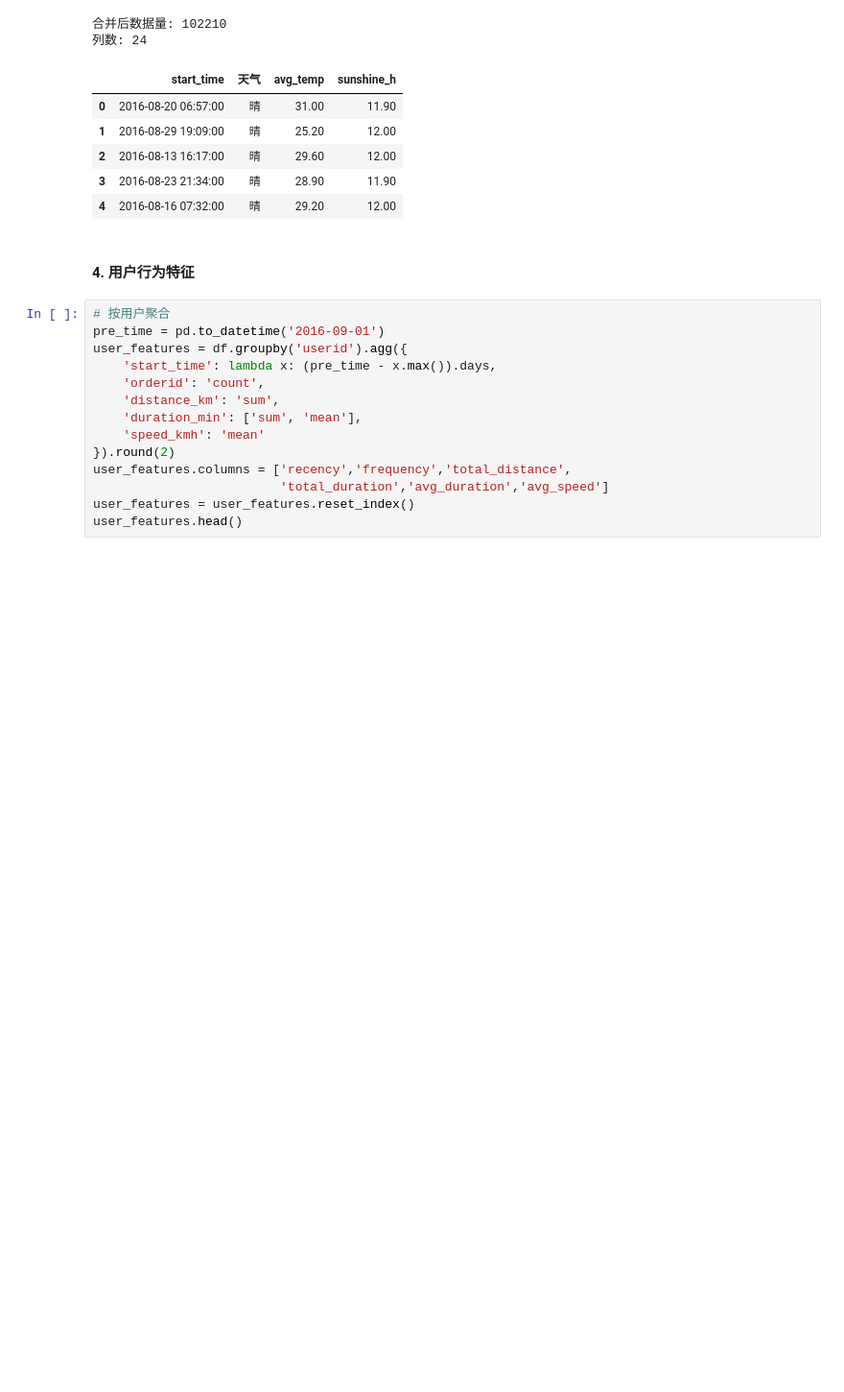
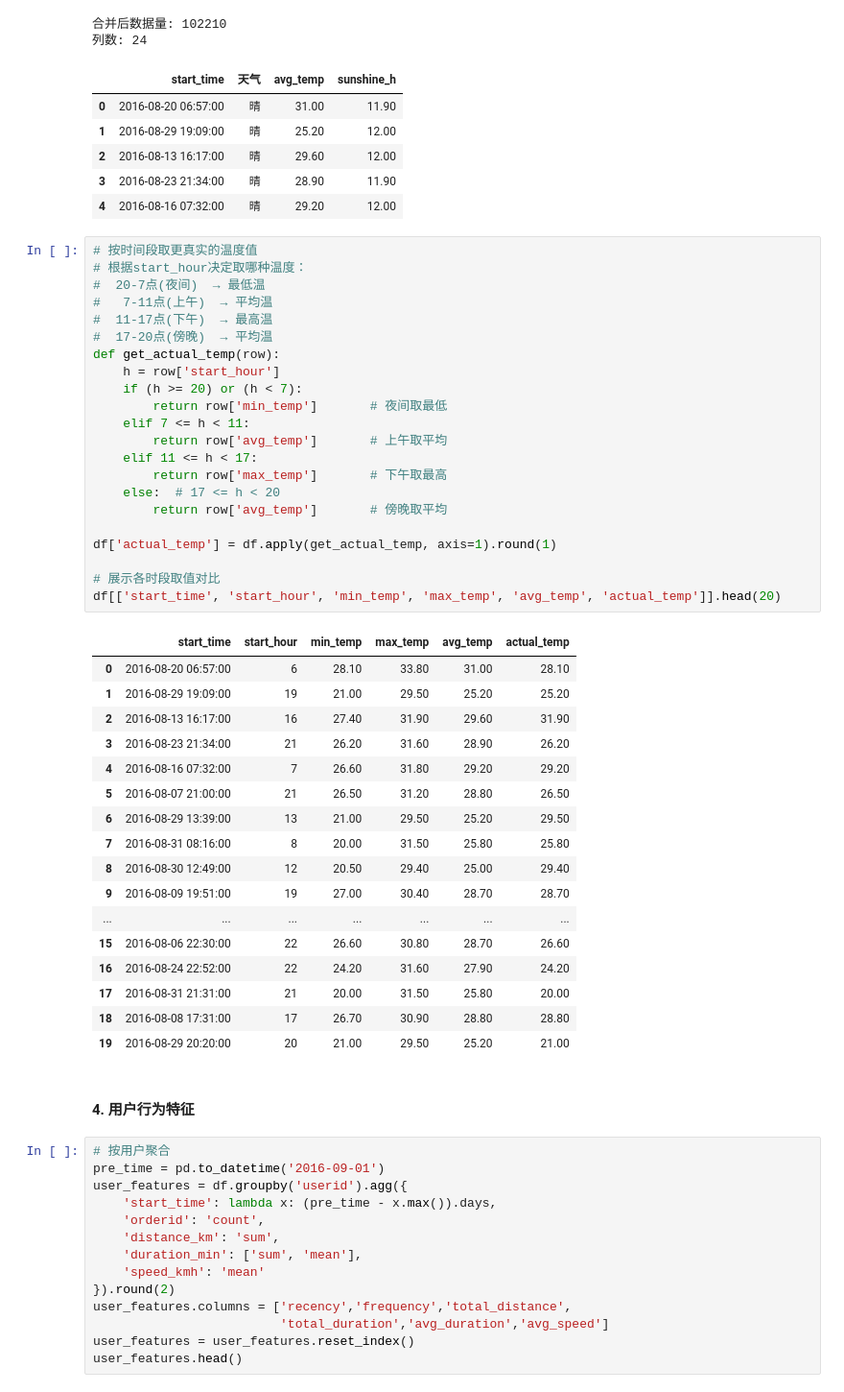
Before and after one commit to creatorerer/bike-sharing-analysis, a Jupyter notebook: code/共享单车数据处理与特征工程.ipynb, the cells around one changed output. Shown at 96% size. Cells and saved outputs as stored; diff of their text form; blank space fills up the shorter version.

```diff
--- a/code/共享单车数据处理与特征工程.ipynb
+++ b/code/共享单车数据处理与特征工程.ipynb
@@ -254,6 +264,46 @@ df[['start_time','天气','avg_temp','sunshine_h']].head()
 | 2 | 2016-08-13 16:17:00 | 晴 | 29.60 | 12.00 |
 | 3 | 2016-08-23 21:34:00 | 晴 | 28.90 | 11.90 |
 | 4 | 2016-08-16 07:32:00 | 晴 | 29.20 | 12.00 |
+# %%
+# 按时间段取更真实的温度值
+# 根据start_hour决定取哪种温度：
+#  20-7点(夜间)  → 最低温
+#   7-11点(上午)  → 平均温
+#  11-17点(下午)  → 最高温
+#  17-20点(傍晚)  → 平均温
+def get_actual_temp(row):
+    h = row['start_hour']
+    if (h >= 20) or (h < 7):
+        return row['min_temp']       # 夜间取最低
+    elif 7 <= h < 11:
+        return row['avg_temp']       # 上午取平均
+    elif 11 <= h < 17:
+        return row['max_temp']       # 下午取最高
+    else:  # 17 <= h < 20
+        return row['avg_temp']       # 傍晚取平均
+
+df['actual_temp'] = df.apply(get_actual_temp, axis=1).round(1)
+
+# 展示各时段取值对比
+df[['start_time', 'start_hour', 'min_temp', 'max_temp', 'avg_temp', 'actual_temp']].head(20)
+# %% [output]
+|  | start_time | start_hour | min_temp | max_temp | avg_temp | actual_temp |
+| 0 | 2016-08-20 06:57:00 | 6 | 28.10 | 33.80 | 31.00 | 28.10 |
+| 1 | 2016-08-29 19:09:00 | 19 | 21.00 | 29.50 | 25.20 | 25.20 |
+| 2 | 2016-08-13 16:17:00 | 16 | 27.40 | 31.90 | 29.60 | 31.90 |
+| 3 | 2016-08-23 21:34:00 | 21 | 26.20 | 31.60 | 28.90 | 26.20 |
+| 4 | 2016-08-16 07:32:00 | 7 | 26.60 | 31.80 | 29.20 | 29.20 |
+| 5 | 2016-08-07 21:00:00 | 21 | 26.50 | 31.20 | 28.80 | 26.50 |
+| 6 | 2016-08-29 13:39:00 | 13 | 21.00 | 29.50 | 25.20 | 29.50 |
+| 7 | 2016-08-31 08:16:00 | 8 | 20.00 | 31.50 | 25.80 | 25.80 |
+| 8 | 2016-08-30 12:49:00 | 12 | 20.50 | 29.40 | 25.00 | 29.40 |
+| 9 | 2016-08-09 19:51:00 | 19 | 27.00 | 30.40 | 28.70 | 28.70 |
+| ... | ... | ... | ... | ... | ... | ... |
+| 15 | 2016-08-06 22:30:00 | 22 | 26.60 | 30.80 | 28.70 | 26.60 |
+| 16 | 2016-08-24 22:52:00 | 22 | 24.20 | 31.60 | 27.90 | 24.20 |
+| 17 | 2016-08-31 21:31:00 | 21 | 20.00 | 31.50 | 25.80 | 20.00 |
+| 18 | 2016-08-08 17:31:00 | 17 | 26.70 | 30.90 | 28.80 | 28.80 |
+| 19 | 2016-08-29 20:20:00 | 20 | 21.00 | 29.50 | 25.20 | 21.00 |
 # %% [markdown]
 #### 4. 用户行为特征
 # %%
```
Also changed, not shown: parts of 7 cells of this notebook.
